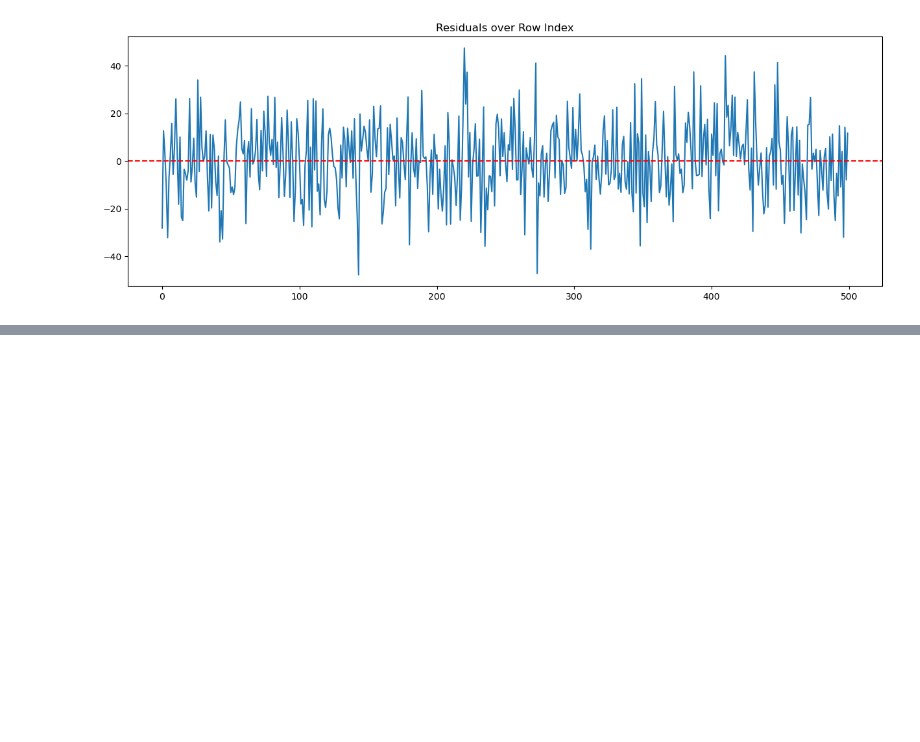
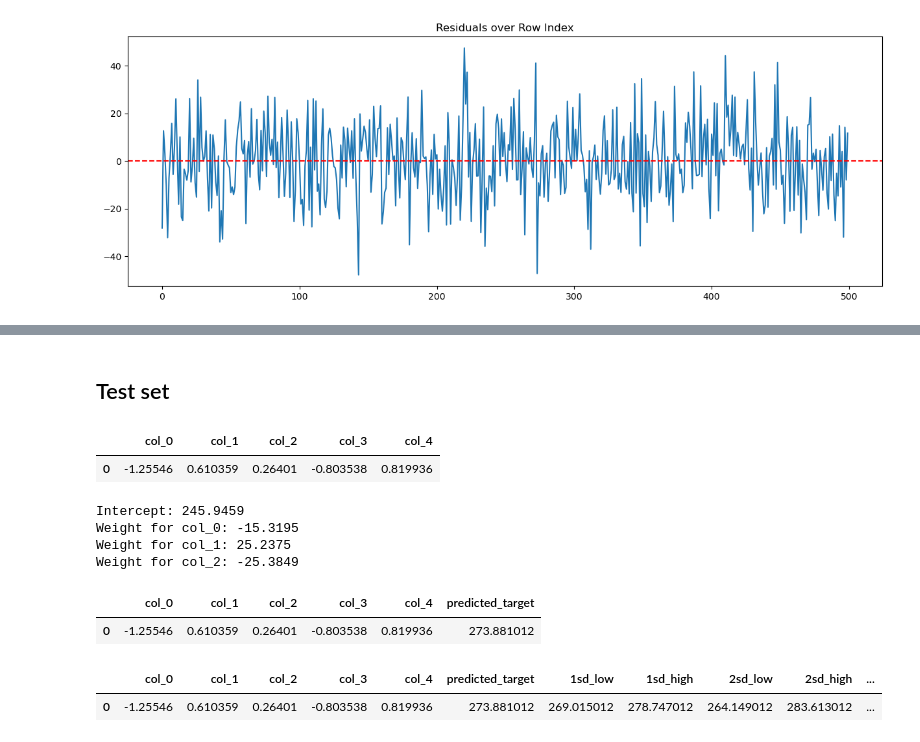
Before and after one commit to M-Rodani1/qmml-market-making-hackathon, a Jupyter notebook: round_1/EDA.ipynb, the cells around one changed output, grey strips where cells are left out. Cells and saved outputs as stored; diff of their text form; code cells hidden in the pictures; blank space fills up the shorter version.

```diff
--- a/round_1/EDA.ipynb
+++ b/round_1/EDA.ipynb
@@ -311,0 +818,51 @@ plt.show()
+# %% [markdown]
+## Test set
+# %%
+test_df = pd.read_csv("stock_1_test.csv")
+train_df = pd.read_csv("stock_1_train.csv")
+# %%
+test_df
+# %% [output]
+|  | col_0 | col_1 | col_2 | col_3 | col_4 |
+| 0 | -1.25546 | 0.610359 | 0.26401 | -0.803538 | 0.819936 |
+# %%
+model = LinearRegression().fit(train_df[['col_0', 'col_1', 'col_2']], train_df['target'])
+
+print(f"Intercept: {model.intercept_:.4f}")
+for name, coef in zip(['col_0', 'col_1', 'col_2'], model.coef_):
+    print(f"Weight for {name}: {coef:.4f}")
+# %% [output]
+Intercept: 245.9459
+Weight for col_0: -15.3195
+Weight for col_1: 25.2375
+Weight for col_2: -25.3849
+# %%
+test_df['predicted_target'] = model.predict(test_df[['col_0', 'col_1', 'col_2']])
+test_df
+# %% [output]
+|  | col_0 | col_1 | col_2 | col_3 | col_4 | predicted_target |
+| 0 | -1.25546 | 0.610359 | 0.26401 | -0.803538 | 0.819936 | 273.881012 |
+# %%
+# Constants from your robust analysis
+sigma = 4.866
+
+# 1. Generate Point Estimate
+test_df['predicted_target'] = model.predict(test_df[['col_0', 'col_1', 'col_2']])
+
+# 2. Generate SD Boundaries
+# 1 Standard Deviation (68% confidence)
+test_df['1sd_low'] = test_df['predicted_target'] - sigma
+test_df['1sd_high'] = test_df['predicted_target'] + sigma
+
+# 2 Standard Deviations (95.4% confidence)
+test_df['2sd_low'] = test_df['predicted_target'] - (2 * sigma)
+test_df['2sd_high'] = test_df['predicted_target'] + (2 * sigma)
+
+# 3 Standard Deviations (99.7% confidence - "The Tail")
+test_df['3sd_low'] = test_df['predicted_target'] - (3 * sigma)
+test_df['3sd_high'] = test_df['predicted_target'] + (3 * sigma)
+
+test_df
+# %% [output]
+|  | col_0 | col_1 | col_2 | col_3 | col_4 | predicted_target | 1sd_low | 1sd_high | 2sd_low | 2sd_high | ... |
+| 0 | -1.25546 | 0.610359 | 0.26401 | -0.803538 | 0.819936 | 273.881012 | 269.015012 | 278.747012 | 264.149012 | 283.613012 | ... |
```
Also changed, not shown: parts of 35 cells of this notebook.
